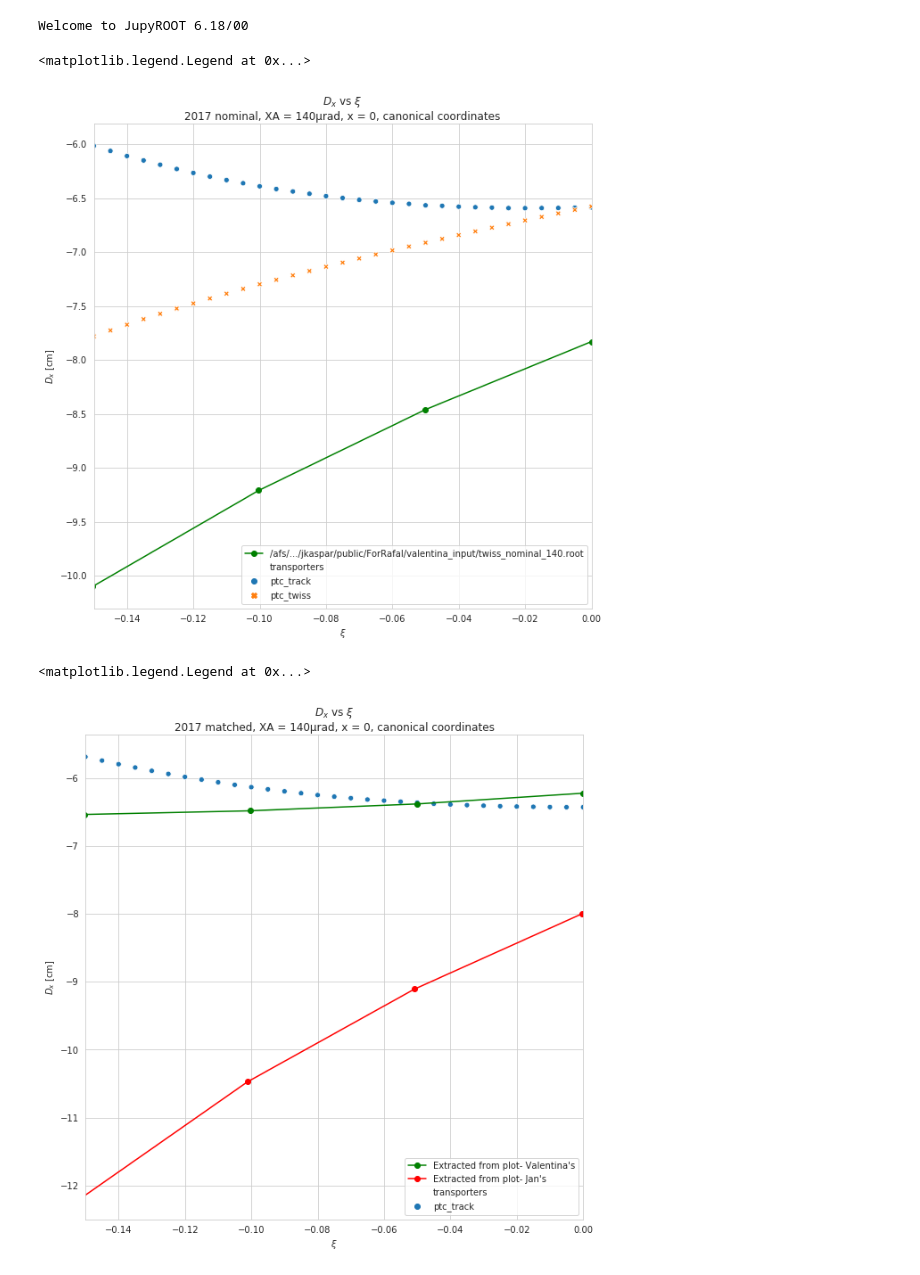
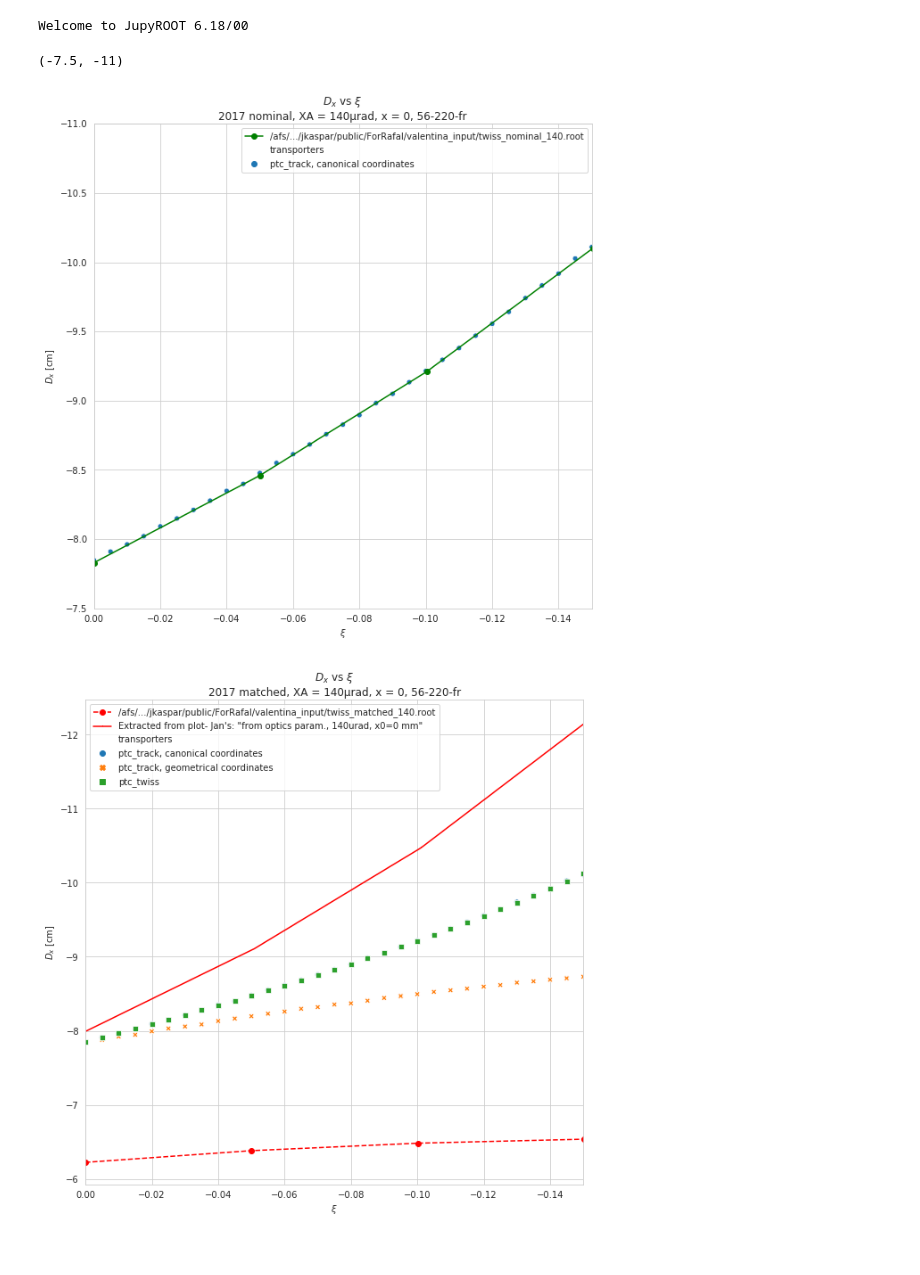
Before and after one commit to mucharafal/optics_generator_python, a Jupyter notebook: notebooks/Optics Parameters Compare.ipynb, the cells around one changed output. Saved outputs shown, nothing was run; the diff lists cells and outputs as text; code cells hidden in the pictures.

```diff
--- a/notebooks/Optics Parameters Compare.ipynb
+++ b/notebooks/Optics Parameters Compare.ipynb
@@ -18,7 +18,7 @@ Welcome to JupyROOT 6.18/00
 # %%
 path_to_project = "/home/rafalmucha/Pobrane/optic"
 
-optic_folder_name = "2017_matched"
+optic_folder_name = "2017_nominal"
 
 ptc_twiss_script_file_name = "ptc_twiss_script.madx"
 
@@ -40,8 +43,8 @@ track_configuration = ptc_track_conf.TrackConfiguration(path_to_xml_file, item_n
 # %%
 # Parameters of bunch
-x_mean = 0.00055266
+x_mean = 0
 delta_x = 0.000
-theta_x_mean = 0.00018
+theta_x_mean = 0.00014
 delta_theta_x = 0.0000
 y_mean = -0.00150
 delta_y = 0
@@ -56,7 +59,7 @@ y_resolution = 1
 theta_y_resolution = 1
 pt_resolution = 31
 # %%
-bunch_configuration = buc.BunchConfiguration.from_sigma(x_mean, delta_x, x_resolution,
+bunch_configuration = buc.GridConfiguration.from_sigma(x_mean, delta_x, x_resolution,
                                                         theta_x_mean, delta_theta_x, theta_x_resolution,
                                                         y_mean, delta_y, y_resolution,
                                                         theta_y_mean, delta_theta_y, theta_y_resolution,
@@ -66,8 +69,8 @@ title_suffix = "2017 nominal, XA = 140μrad, x = 0, canonical coordinates"
 # %%
 transporters = {
-    "ptc_track": (ptc_track_optics.compute_d_x, track_configuration),
+    "ptc_track, canonical coordinates": (ptc_track_optics.compute_d_x, track_configuration),
 #     "new approximator": (approximator_optics.compute_d_x, approximator),
-    "ptc_twiss": (ptc_twiss_optics.compute_d_x, twiss_configuration)
+#     "ptc_twiss": (ptc_twiss_optics.compute_d_x, twiss_configuration)
 }
 axes = visualizer.plot_optical_functions(bunch_configuration, transporters, "pt", "D x", title_suffix, plot_size=10, plot_function=sns.scatterplot)
 # axes.set_yticks(list(-14.5 + x for x in range(10)))
@@ -76,36 +79,44 @@ x = [0,  -0.050018368065089025, -0.10027339414774145, -0.15027610102049133]
 y = [-7.83, -8.46, -9.21, -10.1]
 axes.plot(x, y, color='green', marker='o', label="/afs/.../jkaspar/public/ForRafal/valentina_input/twiss_nominal_140.root")
 axes.legend()
+plt.gca().invert_yaxis()
+plt.gca().invert_xaxis()
+axes.set_ylim(-7.5, -11)
 # %% [output]
-<matplotlib.legend.Legend at 0x...>
+(-7.5, -11)
-[figure, old version]
+[figure, new version]
 # %%
 optic_folder_name = "2017_matched"
 path_to_optic = os.path.join(path_to_project, optic_folder_name)
 path_to_xml_file = os.path.join(path_to_project, optic_folder_name, xml_file_name)
 track_configuration = ptc_track_conf.TrackConfiguration(path_to_xml_file, item_number, path_to_optic)
+path_to_optic = os.path.join(path_to_project, optic_folder_name)
+path_to_xml_file = os.path.join(path_to_project, optic_folder_name, xml_file_name)
+track_configuration_geo = ptc_track_conf.TrackConfiguration(path_to_xml_file, item_number, path_to_optic, "geometrical")
 # %%
-title_suffix = "2017 matched, XA = 140μrad, x = 0, canonical coordinates"
+title_suffix = "2017 matched, XA = 140μrad, x = 0, 56-220-fr"
 transporters = {
-    "ptc_track": (ptc_track_optics.compute_d_x, track_configuration),
+    "ptc_track, canonical coordinates": (ptc_track_optics.compute_d_x, track_configuration),
+    "ptc_track, geometrical coordinates": (ptc_track_optics.compute_d_x, track_configuration_geo),
 #     "new approximator": (approximator_optics.compute_d_x, approximator),
-#     "ptc_twiss": (ptc_twiss_optics.compute_d_x, twiss_configuration)
+    "ptc_twiss": (ptc_twiss_optics.compute_d_x, twiss_configuration)
 }
 axes = visualizer.plot_optical_functions(bunch_configuration, transporters, "pt", "D x", title_suffix, plot_size=10, plot_function=sns.scatterplot)
 # Values from screen shot- Jan's plots
 x = [0,  -0.050018368065089025, -0.10027339414774145, -0.15027610102049133]
 y = [-62.22740824668114, -63.812668937861844, -64.81788546834701, -65.3592600183294]
 scaled_y = [y_v * 1e-1 for y_v in y]
-axes.plot(x, scaled_y, color='green', marker='o', label="Extracted from plot- Valentina's")
+axes.plot(x, scaled_y, color='red', marker='o', linestyle='dashed', label="/afs/.../jkaspar/public/ForRafal/valentina_input/twiss_matched_140.root")
 axes.legend()
 h_x = [-0.0002749409321703977, -0.0508304298900632, -0.10114868078623135, -0.15098259480821902]
 h_y = [79.97675956396154, 91.07474449054718, 104.72473037613932, 121.73955243792557]
 scaled_h_y = [-y_v * 1e-1 for y_v in h_y]
-axes.plot(h_x, scaled_h_y, color='red', marker='o', label="Extracted from plot- Jan's")
+axes.plot(h_x, scaled_h_y, color='red', marker=',', label="Extracted from plot- Jan's: \"from optics param., 140urad, x0=0 mm\"")
 axes.legend()
+plt.gca().invert_yaxis()
+plt.gca().invert_xaxis()
 # %% [output]
-<matplotlib.legend.Legend at 0x...>
-[figure, old version]
+[figure, new version]
 # %%
 transporters = {
     "ptc_track": (ptc_track_optics.compute_d_y, track_configuration),
```
Also changed, not shown: parts of 8 cells of this notebook, 5 other files.
